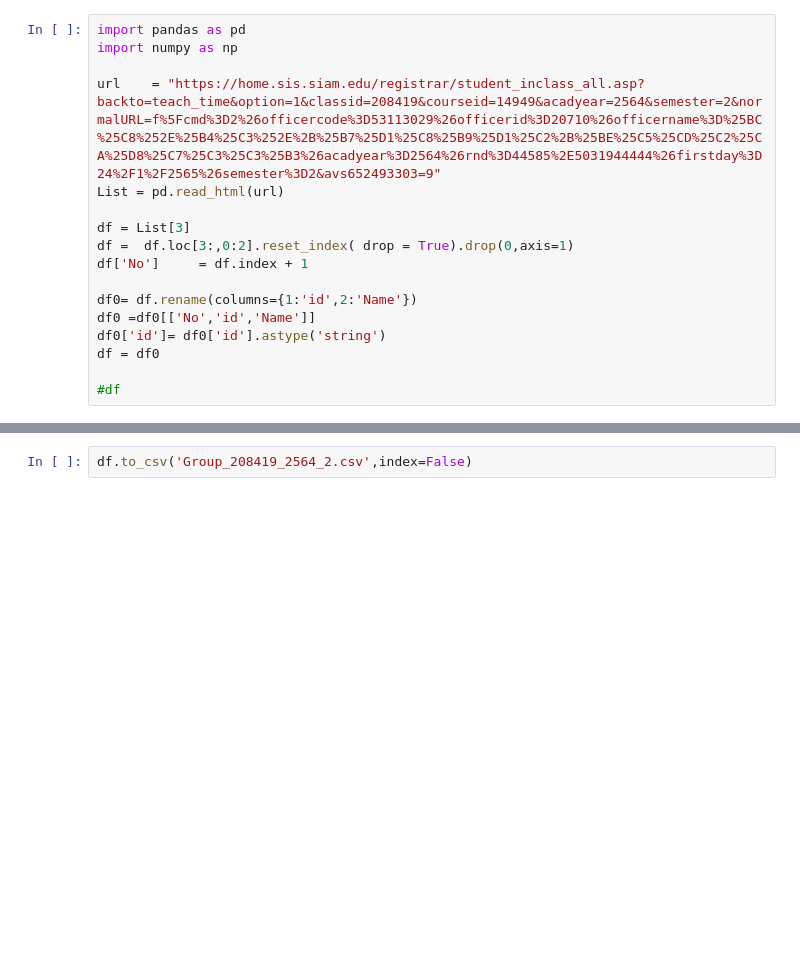
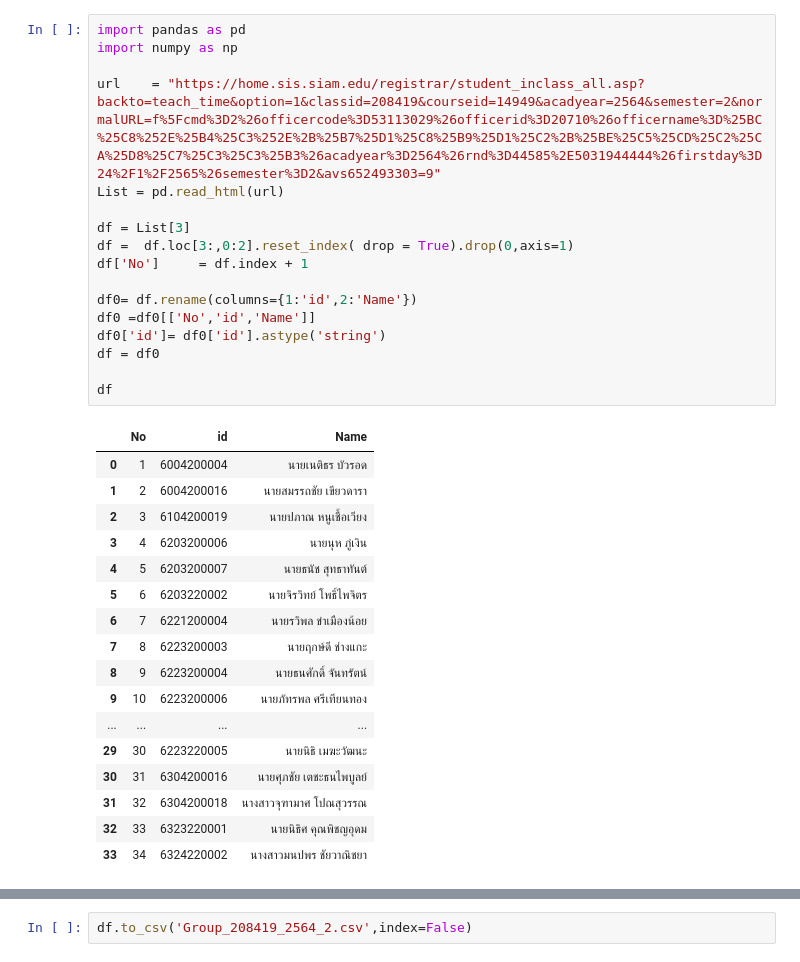
Before and after one commit to Tuchsanai/152-478-Introduction-to-Deep-Learning-for-Artificial-Intelligence-Engineering, a Jupyter notebook: Group/group_create.ipynb, the cells around one changed output, grey strips where cells are left out. Cells and saved outputs as stored; diff of their text form; blank space fills up the shorter version.

```diff
--- a/Group/group_create.ipynb
+++ b/Group/group_create.ipynb
@@ -1,17 +1,35 @@
 # %%
 import pandas as pd
 import numpy as np
 
 url    = "https://home.sis.siam.edu/registrar/student_inclass_all.asp?backto=teach_time&option=1&classid=208419&courseid=14949&acadyear=2564&semester=2&normalURL=f%5Fcmd%3D2%26officercode%3D53113029%26officerid%3D20710%26officername%3D%25BC%25C8%252E%25B4%25C3%252E%2B%25B7%25D1%25C8%25B9%25D1%25C2%2B%25BE%25C5%25CD%25C2%25CA%25D8%25C7%25C3%25C3%25B3%26acadyear%3D2564%26rnd%3D44585%2E5031944444%26firstday%3D24%2F1%2F2565%26semester%3D2&avs652493303=9"
 List = pd.read_html(url)
 
 df = List[3]
 df =  df.loc[3:,0:2].reset_index( drop = True).drop(0,axis=1)
 df['No']     = df.index + 1
 
 df0= df.rename(columns={1:'id',2:'Name'})
 df0 =df0[['No','id','Name']]
 df0['id']= df0['id'].astype('string')
 df = df0
 
-#df
+df
+# %% [output]
+|  | No | id | Name |
+| 0 | 1 | 6004200004 | นายเนติธร บัวรอด |
+| 1 | 2 | 6004200016 | นายสมรรถชัย เขียวดารา |
+| 2 | 3 | 6104200019 | นายปภาณ หนูเชื้อเวียง |
+| 3 | 4 | 6203200006 | นายนุห ภู่เงิน |
+| 4 | 5 | 6203200007 | นายธนัช สุทธาทันต์ |
+| 5 | 6 | 6203220002 | นายจิรวิทย์ โพธิ์ไพจิตร |
+| 6 | 7 | 6221200004 | นายรวิพล ขำเมืองน้อย |
+| 7 | 8 | 6223200003 | นายฤกษ์ดี ช่างแกะ |
+| 8 | 9 | 6223200004 | นายธนศักดิ์ จันทรัตน์ |
+| 9 | 10 | 6223200006 | นายภัทรพล ศรีเทียนทอง |
+| ... | ... | ... | ... |
+| 29 | 30 | 6223220005 | นายนิธิ เมฆะวัฒนะ |
+| 30 | 31 | 6304200016 | นายศุภชัย เตชะธนไพบูลย์ |
+| 31 | 32 | 6304200018 | นางสาวจุฑามาศ โปณสุวรรณ |
+| 32 | 33 | 6323220001 | นายนิธิศ คุณพิชญอุดม |
+| 33 | 34 | 6324220002 | นางสาวมนปพร ชัยวาณิชยา |
```
Also changed, not shown: parts of 8 cells of this notebook, 3 other files.
